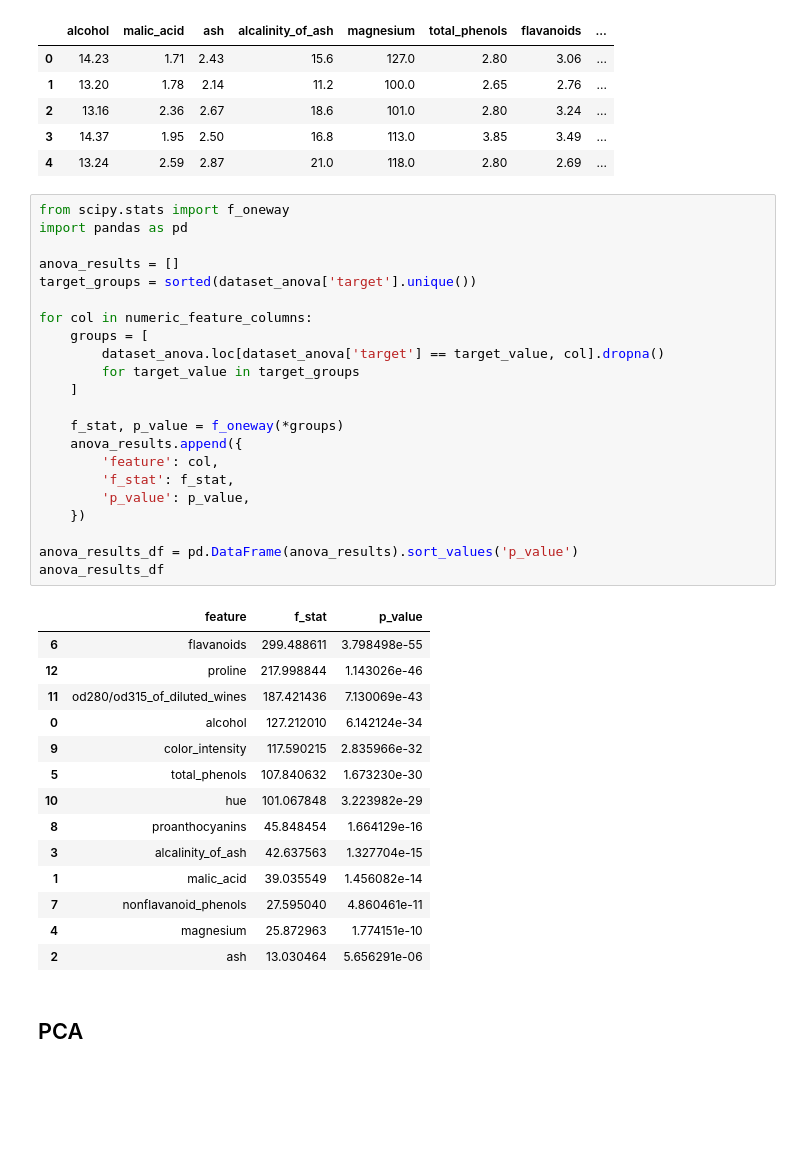
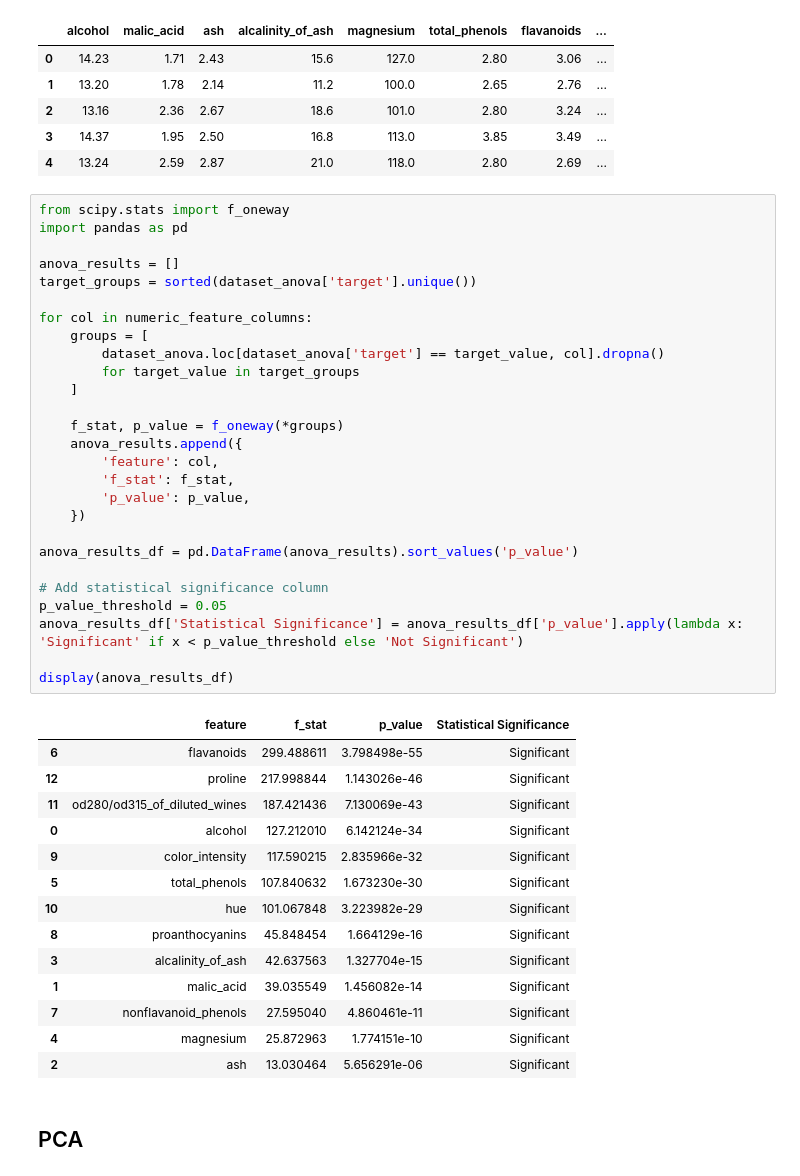
Before and after one commit to CoriAle/machine-learning-final-project, a Jupyter notebook: wine_dataset.ipynb, the cells around one changed output. Saved outputs shown, nothing was run; the diff lists cells and outputs as text; blank space fills up the shorter version.

```diff
--- a/wine_dataset.ipynb
+++ b/wine_dataset.ipynb
@@ -462,40 +462,45 @@ dataset_anova.head()
 # %%
 from scipy.stats import f_oneway
 import pandas as pd
 
 anova_results = []
 target_groups = sorted(dataset_anova['target'].unique())
 
 for col in numeric_feature_columns:
     groups = [
         dataset_anova.loc[dataset_anova['target'] == target_value, col].dropna()
         for target_value in target_groups
     ]
 
     f_stat, p_value = f_oneway(*groups)
     anova_results.append({
         'feature': col,
         'f_stat': f_stat,
         'p_value': p_value,
     })
 
 anova_results_df = pd.DataFrame(anova_results).sort_values('p_value')
-anova_results_df
+
+# Add statistical significance column
+p_value_threshold = 0.05
+anova_results_df['Statistical Significance'] = anova_results_df['p_value'].apply(lambda x: 'Significant' if x < p_value_threshold else 'Not Significant')
+
+display(anova_results_df)
 # %% [output]
-|  | feature | f_stat | p_value |
-| 6 | flavanoids | 299.488611 | 3.798498e-55 |
-| 12 | proline | 217.998844 | 1.143026e-46 |
-| 11 | od280/od315_of_diluted_wines | 187.421436 | 7.130069e-43 |
-| 0 | alcohol | 127.212010 | 6.142124e-34 |
-| 9 | color_intensity | 117.590215 | 2.835966e-32 |
-| 5 | total_phenols | 107.840632 | 1.673230e-30 |
-| 10 | hue | 101.067848 | 3.223982e-29 |
-| 8 | proanthocyanins | 45.848454 | 1.664129e-16 |
-| 3 | alcalinity_of_ash | 42.637563 | 1.327704e-15 |
-| 1 | malic_acid | 39.035549 | 1.456082e-14 |
-| 7 | nonflavanoid_phenols | 27.595040 | 4.860461e-11 |
-| 4 | magnesium | 25.872963 | 1.774151e-10 |
-| 2 | ash | 13.030464 | 5.656291e-06 |
+|  | feature | f_stat | p_value | Statistical Significance |
+| 6 | flavanoids | 299.488611 | 3.798498e-55 | Significant |
+| 12 | proline | 217.998844 | 1.143026e-46 | Significant |
+| 11 | od280/od315_of_diluted_wines | 187.421436 | 7.130069e-43 | Significant |
+| 0 | alcohol | 127.212010 | 6.142124e-34 | Significant |
+| 9 | color_intensity | 117.590215 | 2.835966e-32 | Significant |
+| 5 | total_phenols | 107.840632 | 1.673230e-30 | Significant |
+| 10 | hue | 101.067848 | 3.223982e-29 | Significant |
+| 8 | proanthocyanins | 45.848454 | 1.664129e-16 | Significant |
+| 3 | alcalinity_of_ash | 42.637563 | 1.327704e-15 | Significant |
+| 1 | malic_acid | 39.035549 | 1.456082e-14 | Significant |
+| 7 | nonflavanoid_phenols | 27.595040 | 4.860461e-11 | Significant |
+| 4 | magnesium | 25.872963 | 1.774151e-10 | Significant |
+| 2 | ash | 13.030464 | 5.656291e-06 | Significant |
 # %% [markdown]
 ## PCA
 # %%
```
Also changed, not shown: parts of 8 cells of this notebook.
